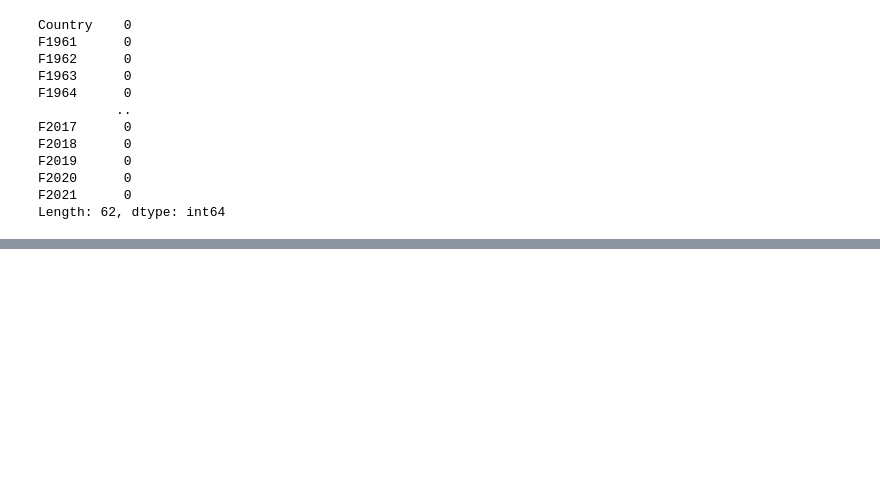
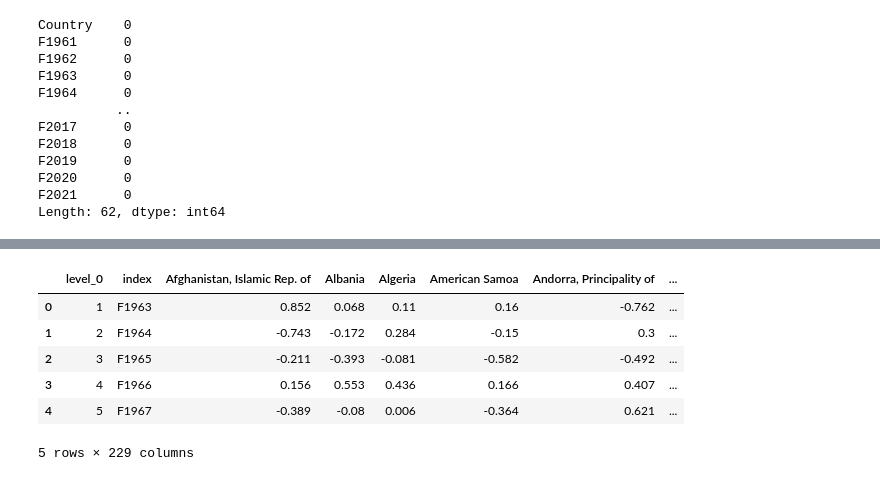
Before and after one commit to ameya932/Climate-Change-Analysis, a Jupyter notebook: Climate_Change.ipynb, the cells around one changed output, grey strips where cells are left out. Saved outputs shown, nothing was run; the diff lists cells and outputs as text; code cells hidden in the pictures; blank space fills up the shorter version.

```diff
--- a/Climate_Change.ipynb
+++ b/Climate_Change.ipynb
@@ -167,0 +204,12 @@ Global mean temperature change =  0.35911896675019694
+# %%
+df = df.drop(df.index[0])
+df = df.reset_index()
+df.head()
+# %% [output]
+|  | level_0 | index | Afghanistan, Islamic Rep. of | Albania | Algeria | American Samoa | Andorra, Principality of | ... |
+| 0 | 1 | F1963 | 0.852 | 0.068 | 0.11 | 0.16 | -0.762 | ... |
+| 1 | 2 | F1964 | -0.743 | -0.172 | 0.284 | -0.15 | 0.3 | ... |
+| 2 | 3 | F1965 | -0.211 | -0.393 | -0.081 | -0.582 | -0.492 | ... |
+| 3 | 4 | F1966 | 0.156 | 0.553 | 0.436 | 0.166 | 0.407 | ... |
+| 4 | 5 | F1967 | -0.389 | -0.08 | 0.006 | -0.364 | 0.621 | ... |
+5 rows × 229 columns
```
Also changed, not shown: parts of 7 cells of this notebook.
